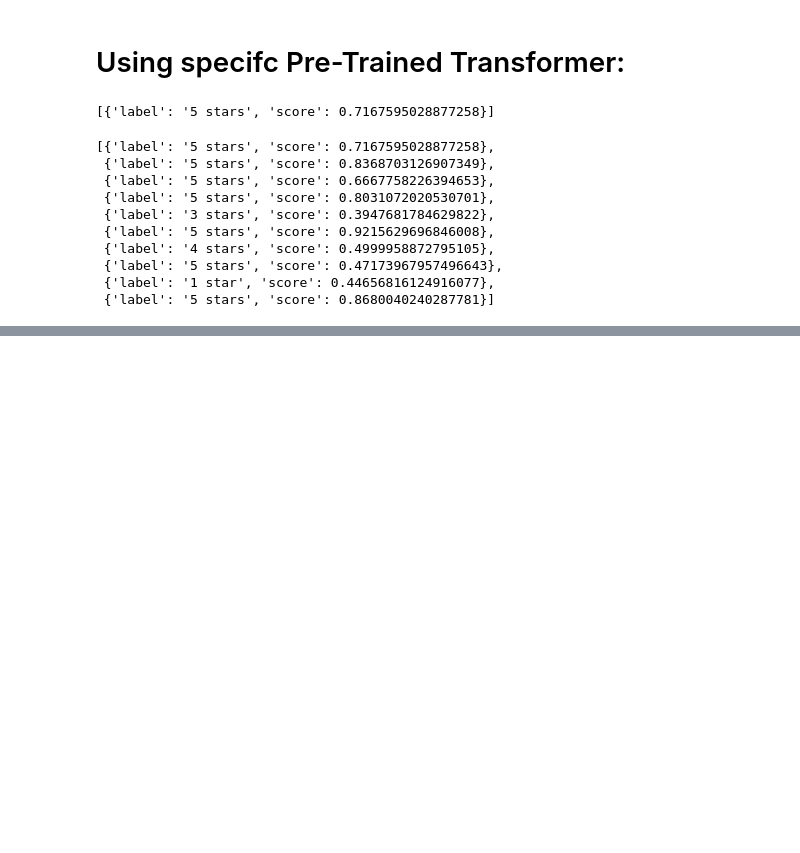
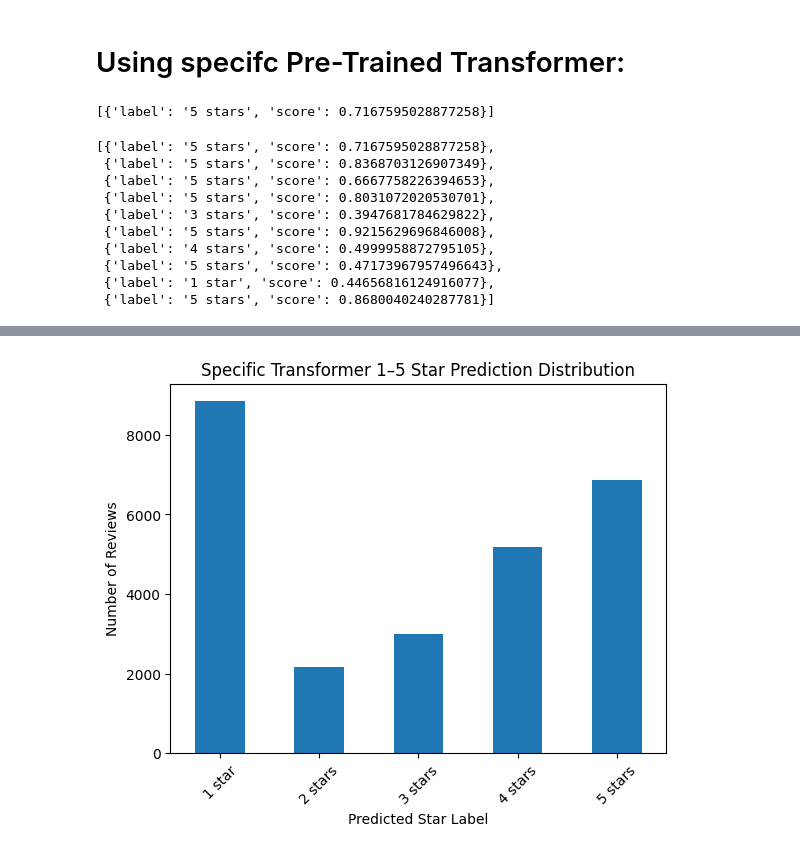
Before and after one commit to Yiannis7918/Hotel-Reviews-Sentiment-Analysis-NLP-Project, a Jupyter notebook: notebooks/Sentiment_Analysis_Transf.ipynb, the cells around one changed output, grey strips where cells are left out. Cells and saved outputs as stored; diff of their text form; code cells hidden in the pictures; blank space fills up the shorter version.

```diff
--- a/notebooks/Sentiment_Analysis_Transf.ipynb
+++ b/notebooks/Sentiment_Analysis_Transf.ipynb
@@ -297,0 +519,12 @@ df.to_csv("../data/booking_reviews_with_two_transformer_predictions.csv", index=
+# %%
+# Plot 1 — Specific transformer star prediction distribution
+
+df["star_transformer_label"].value_counts().sort_index().plot(kind="bar")
+
+plt.title("Specific Transformer 1–5 Star Prediction Distribution")
+plt.xlabel("Predicted Star Label")
+plt.ylabel("Number of Reviews")
+plt.xticks(rotation=45)
+plt.show()
+# %% [output]
+[figure, added]
```
Also changed, not shown: parts of 19 cells of this notebook, 1 other file.
